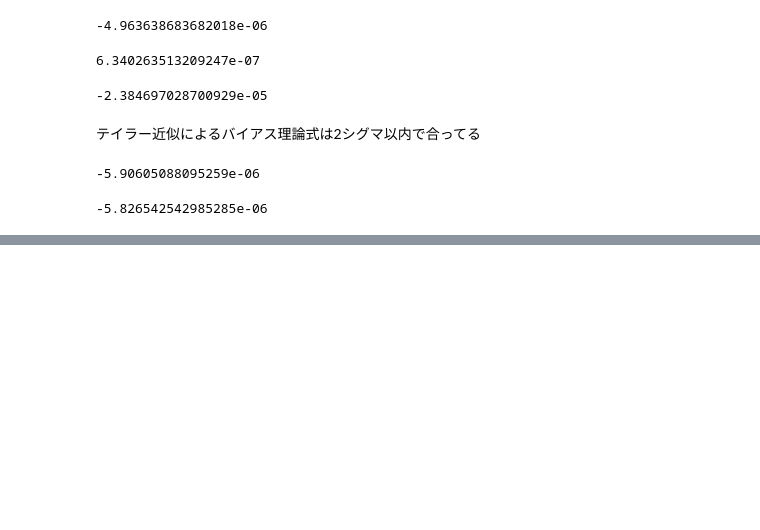
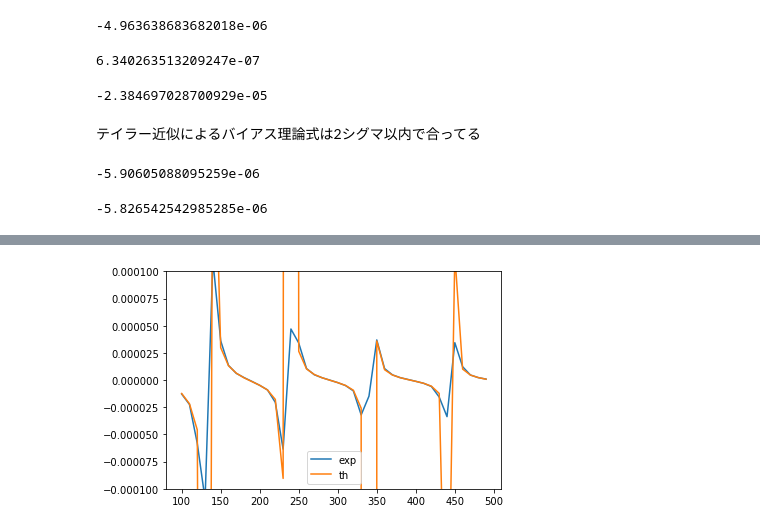
Before and after one commit to Koichi-Miyamoto/QAEErrorVsNShotNGrover, a Jupyter notebook: IQAE_OnlyFinalRoundTest.ipynb, the cells around one changed output, grey strips where cells are left out. Drawn from its saved outputs; the diff is of its cells as text; code cells hidden in the pictures; blank space fills up the shorter version.

Commit message:
IQAE final roundでのbiasを理論近似式と比較　→　テイラー展開破綻する近傍で乖離大

```diff
--- a/IQAE_OnlyFinalRoundTest.ipynb
+++ b/IQAE_OnlyFinalRoundTest.ipynb
@@ -50,3 +51,15 @@ BiasTaylorExpTo2nd(pTrue, nGrover, nShot)
 BiasTaylorExpTo3rd(pTrue, nGrover, nShot)
 # %% [output]
 -5.826542542985285e-06
+# %%
+nEstim = 1000000
+nShot = 50
+nGrovers = np.arange(100, 500, 1)
+avgErrors = np.array([])
+errStDevs = np.array([])
+biasTaylor = np.array([])
+for nG in nGrovers:
+    errs = IQAEBinom_OnlyFinalRound(pTrue, nG, nShot, nEstim=nEstim) - pTrue
+    avgErrors = np.append(avgErrors, np.mean(errs))
+    errStDevs = np.append(errStDevs, np.std(errs) / np.sqrt(nEstim))
+    biasTaylor = np.append(biasTaylor, BiasTaylorExpTo4th(pTrue, nG, nShot))
@@ -52,0 +91,9 @@ BiasTaylorExpTo3rd(pTrue, nGrover, nShot)
+# %%
+ax = plt.gca()
+plt.plot(nGrovers[0::10], avgErrors[0::10], label="exp")
+plt.plot(nGrovers[0::10], biasTaylor[0::10], label="th")
+ax.set_ylim(-1e-4, 1e-4)
+ax.legend()
+plt.show()
+# %% [output]
+[figure, added]
```
Also changed, not shown: parts of 6 cells of this notebook, 5 other files.
